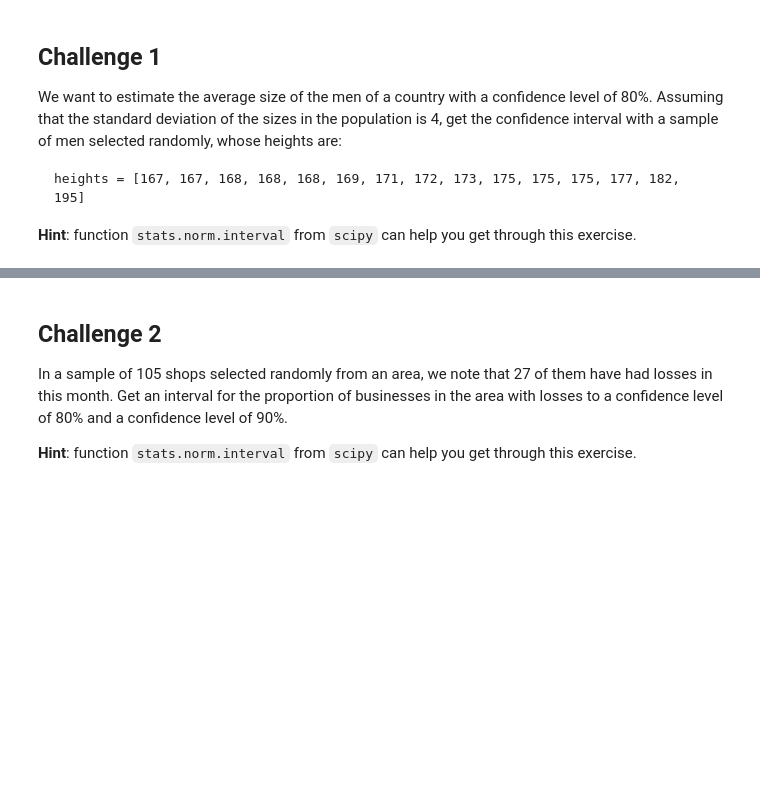
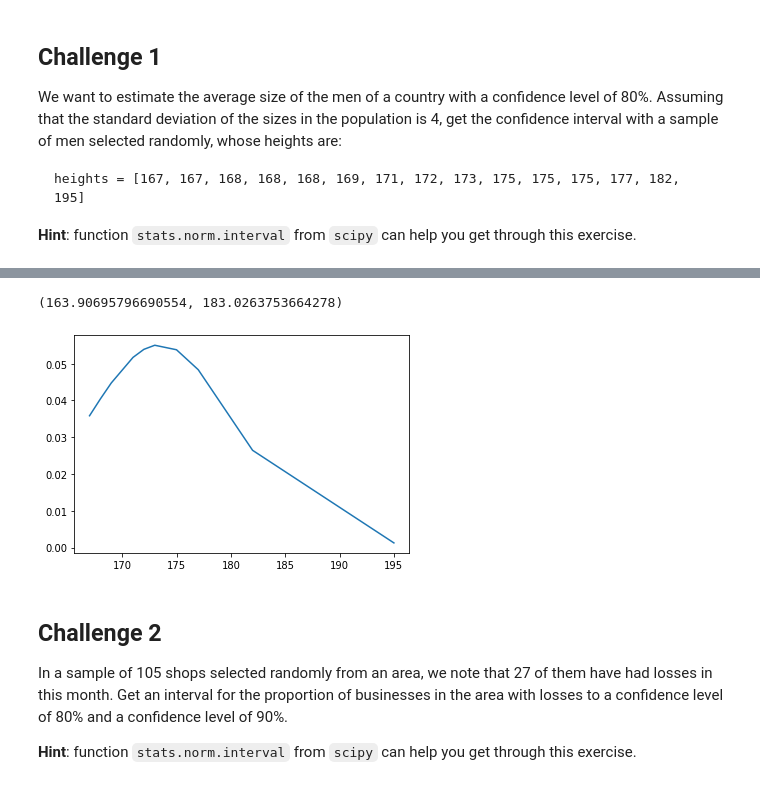
Before and after one commit to ta-data-lis/lab-confidence-intervals, a Jupyter notebook: your-code/main.ipynb, the cells around one changed output, grey strips where cells are left out. Saved outputs shown, nothing was run; the diff lists cells and outputs as text; code cells hidden in the pictures; blank space fills up the shorter version.

```diff
--- a/your-code/main.ipynb
+++ b/your-code/main.ipynb
@@ -16,3 +48,26 @@ heights = [167, 167, 168, 168, 168, 169, 171, 172, 173, 175, 175, 175, 177, 182,
+# %%
+# your code here
+heights = np.array([167, 167, 168, 168, 169, 169, 171, 172, 173, 175, 175, 175, 177, 182, 195])
+#We can not talk about the number of people because we are using the mano f a sample
+#So the interval confidence is not about population but mean
+#DF – Degree of Freedom = IF you think about at least its 0 Dimension , only 1 sample
+#N – Lengh of the sangle
+
+# T DISTRIBUTION when sample lenght is less than 30, we use the T distribution.
+# If greater, use the normal distribution
+#x=np.arange(150,190)
+heights = np.array([167, 167, 168, 168, 168, 169, 171, 172, 173, 175, 175, 175, 177, 182, 195])
+std_sample=heights.std()
+mean_sample= heights.mean()
+degree_freedom= len(heights) - 1
+t_distribution_heights = t(degree_freedom,mean_sample,std_sample)
+plt.plot(heights,t_distribution_heights.pdf(heights))
+alpha=0.8
+interval_t_distrib=t_distribution_heights.interval(alpha)
+interval_t_distrib
+# %% [output]
+(163.90695796690554, 183.0263753664278)
+[figure, added]
 # %% [markdown]
 ## Challenge 2
 In a sample of 105 shops selected randomly from an area, we note that 27 of them have had losses in this month. Get an interval for the proportion of businesses in the area with losses to a confidence level of 80% and a confidence level of 90%.
```
Also changed, not shown: parts of 4 cells of this notebook, 1 other file.
